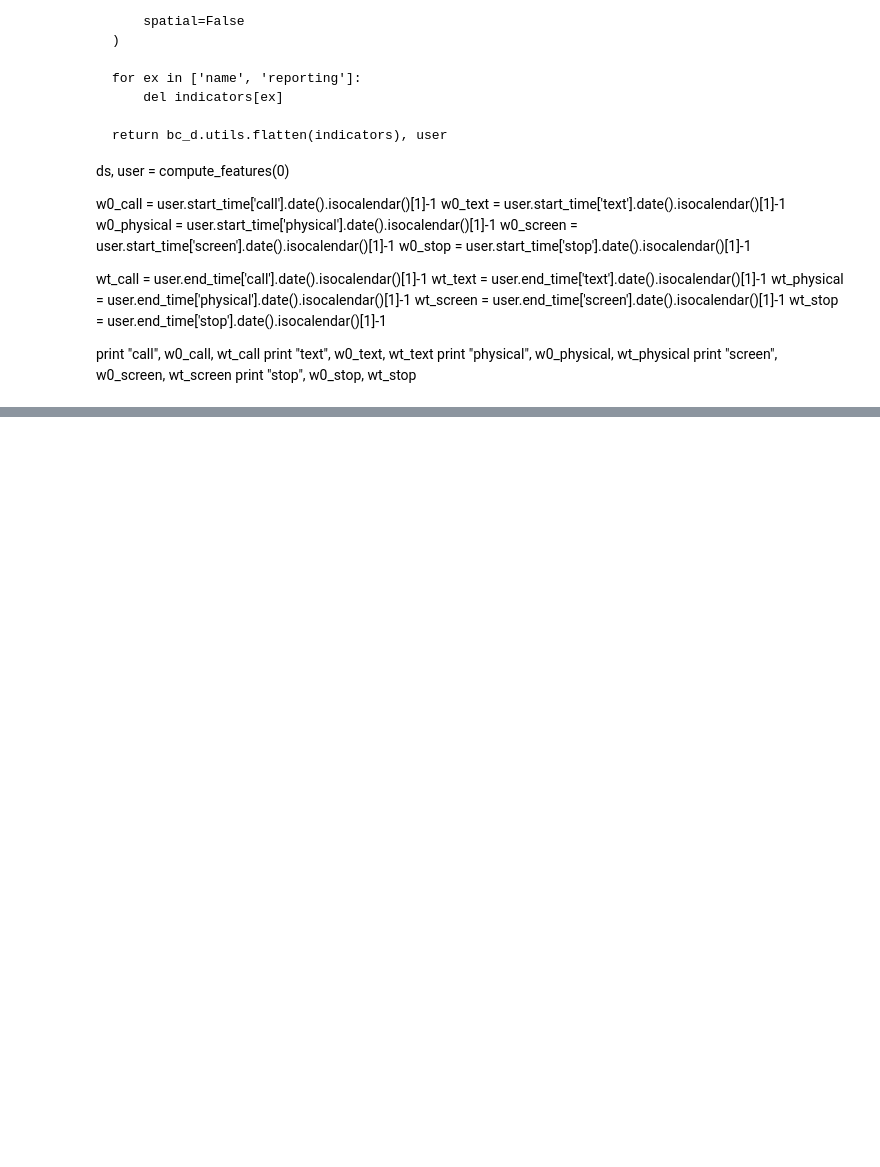
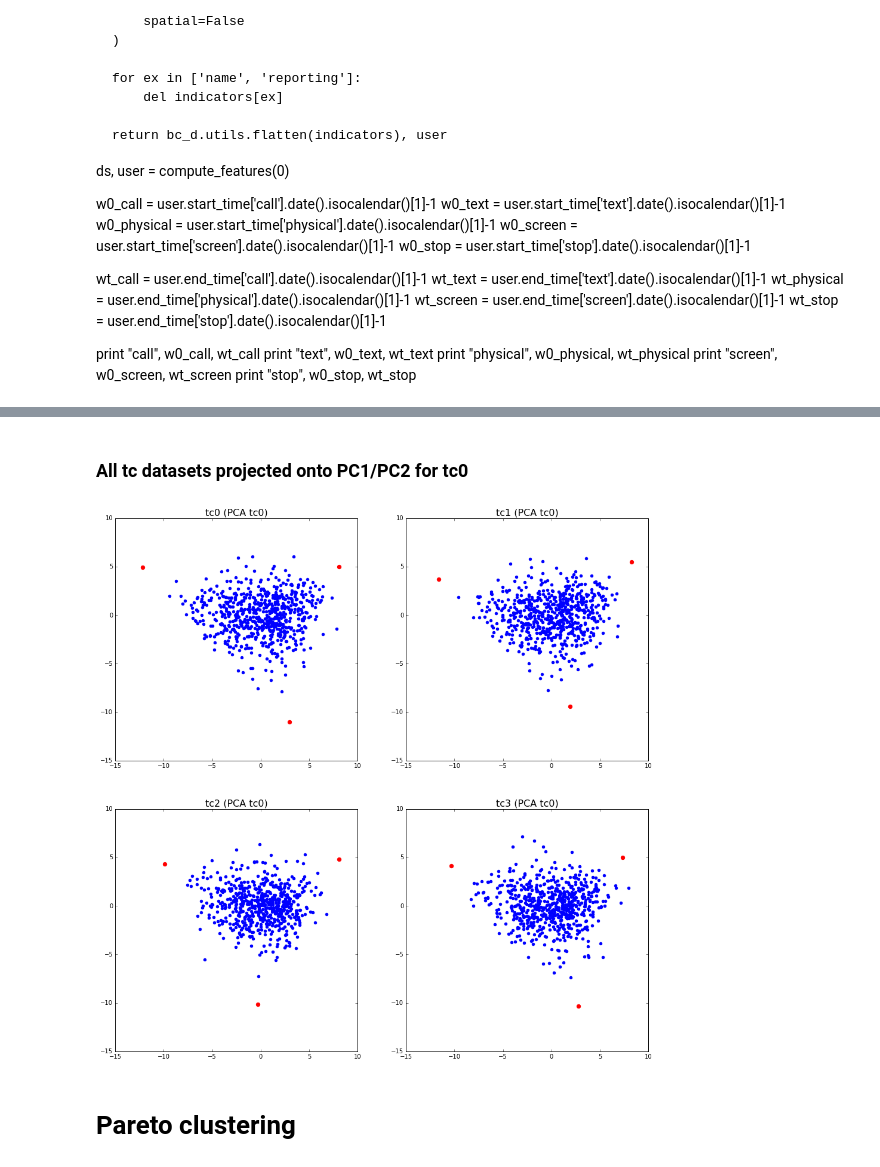
Before and after one commit to ulfaslak/MScProject-build-dataset, a Jupyter notebook: main.ipynb, the cells around one changed output, grey strips where cells are left out. Cells and saved outputs as stored; diff of their text form; code cells hidden in the pictures; blank space fills up the shorter version.

```diff
--- a/main.ipynb
+++ b/main.ipynb
@@ -257,0 +271,16 @@ np.savetxt("data/X_users_mean.csv", X_users_mean, delimiter=",")
+# %%
+X_users_mean_tc0 = np.nanmean(X[:, :, :],axis=0).T
+X_users_mean_tc0 = scale(X_users_mean_tc0[~np.isnan(X_users_mean_tc0).any(axis=1)])
+np.savetxt("data/X_users_mean_tc0.csv", X_users_mean_tc0, delimiter=",")
+
+X_users_mean_tc1 = np.nanmean(X[tc1['weeks'], :, :],axis=0).T
+X_users_mean_tc1 = scale(X_users_mean_tc1[~np.isnan(X_users_mean_tc1).any(axis=1)])
+np.savetxt("data/X_users_mean_tc1.csv", X_users_mean_tc1, delimiter=",")
+
+X_users_mean_tc2 = np.nanmean(X[tc2['weeks'], :, :],axis=0).T
+X_users_mean_tc2 = scale(X_users_mean_tc2[~np.isnan(X_users_mean_tc2).any(axis=1)])
+np.savetxt("data/X_users_mean_tc2.csv", X_users_mean_tc2, delimiter=",")
+
+X_users_mean_tc3 = np.nanmean(X[tc3['weeks'], :, :],axis=0).T
+X_users_mean_tc3 = scale(X_users_mean_tc3[~np.isnan(X_users_mean_tc3).any(axis=1)])
+np.savetxt("data/X_users_mean_tc3.csv", X_users_mean_tc3, delimiter=",")
@@ -350,0 +555,55 @@ pd.scatter_matrix(df, alpha=0.2, figsize=(16, 16), diagonal='kde')
+# %% [markdown]
+### All tc datasets projected onto PC1/PC2 for tc0
+# %%
+plt.figure(figsize=(16,16))
+
+plt.subplot(2,2,1)
+plt.title("tc0 (PCA tc0)", fontsize=16)
+
+X0 = X_users_mean_tc0_clean_svm.T
+pca = decomposition.PCA(n_components=2).fit(X0.T)  # <------ Is only fitted here!
+X0 = pca.transform(X0.T).T
+XC, S, C, SSE, varexpl = PCHA(X0, 3, delta=0.4)
+
+plt.scatter(X0[0, :], X0[1, :], color="b")
+plt.scatter(XC[0, :], XC[1, :], color="r", s=40)
+
+
+plt.subplot(2,2,2)
+plt.title("tc1 (PCA tc0)", fontsize=16)
+
+X0 = X_users_mean_tc1_clean_svm.T
+X0 = pca.transform(X0.T).T
+XC, S, C, SSE, varexpl = PCHA(X0, 3, delta=0.4)
+
+plt.scatter(X0[0, :], X0[1, :], color="b")
+plt.scatter(XC[0, :], XC[1, :], color="r", s=40)
+
+
+plt.subplot(2,2,3)
+plt.title("tc2 (PCA tc0)", fontsize=16)
+
+X0 = X_users_mean_tc2_clean_svm.T
+X0 = pca.transform(X0.T).T
+XC, S, C, SSE, varexpl = PCHA(X0, 3, delta=0.4)
+
+plt.scatter(X0[0, :], X0[1, :], color="b")
+plt.scatter(XC[0, :], XC[1, :], color="r", s=40)
+
+
+plt.subplot(2,2,4)
+plt.title("tc3 (PCA tc0)", fontsize=16)
+
+X0 = X_users_mean_tc3_clean_svm.T
+X0 = pca.transform(X0.T).T
+XC, S, C, SSE, varexpl = PCHA(X0, 3, delta=0.4)
+
+plt.scatter(X0[0, :], X0[1, :], color="b")
+plt.scatter(XC[0, :], XC[1, :], color="r", s=40)
+
+
+plt.show()
+# %% [output]
+[figure, added]
+# %% [markdown]
+# Pareto clustering
```
Also changed, not shown: parts of 23 cells of this notebook, 15 other files.
